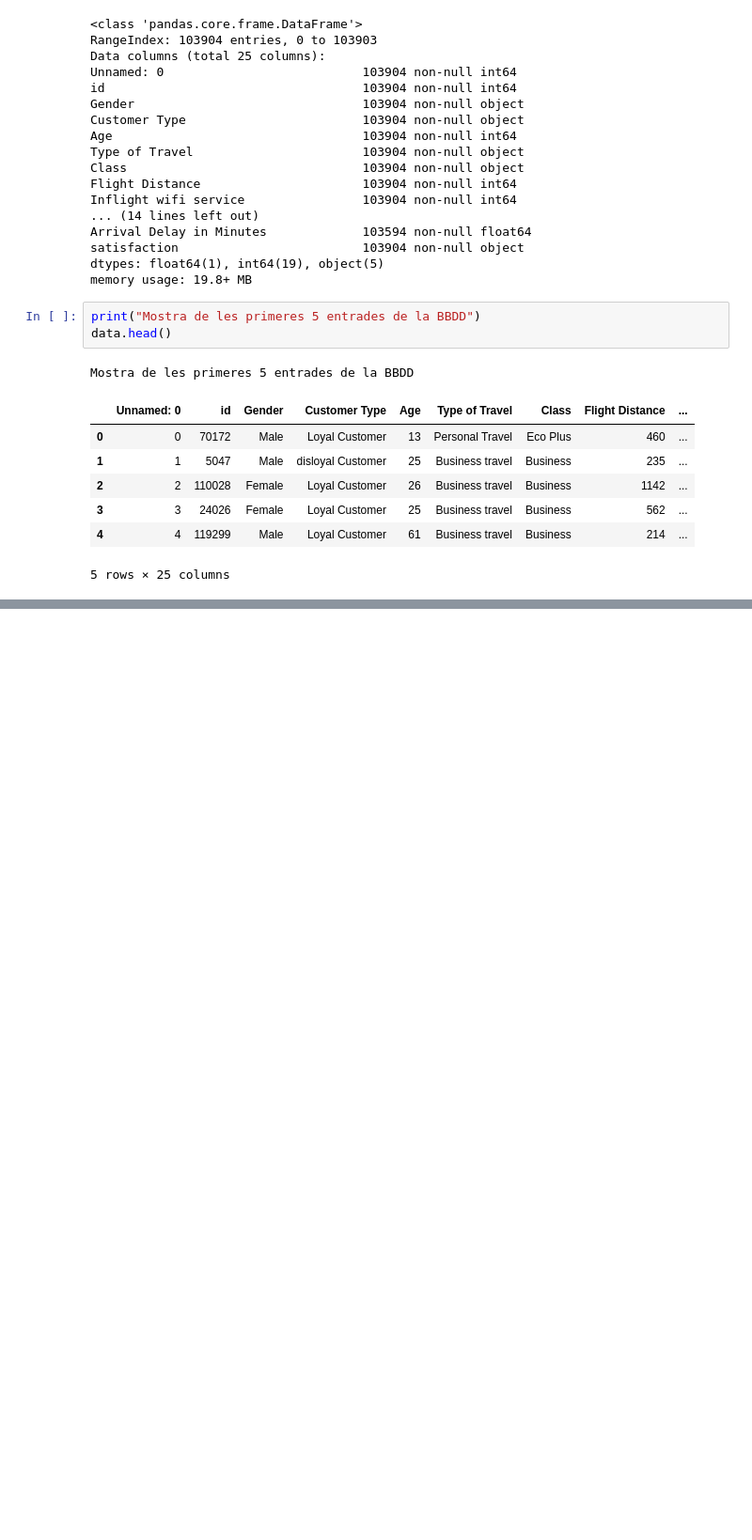
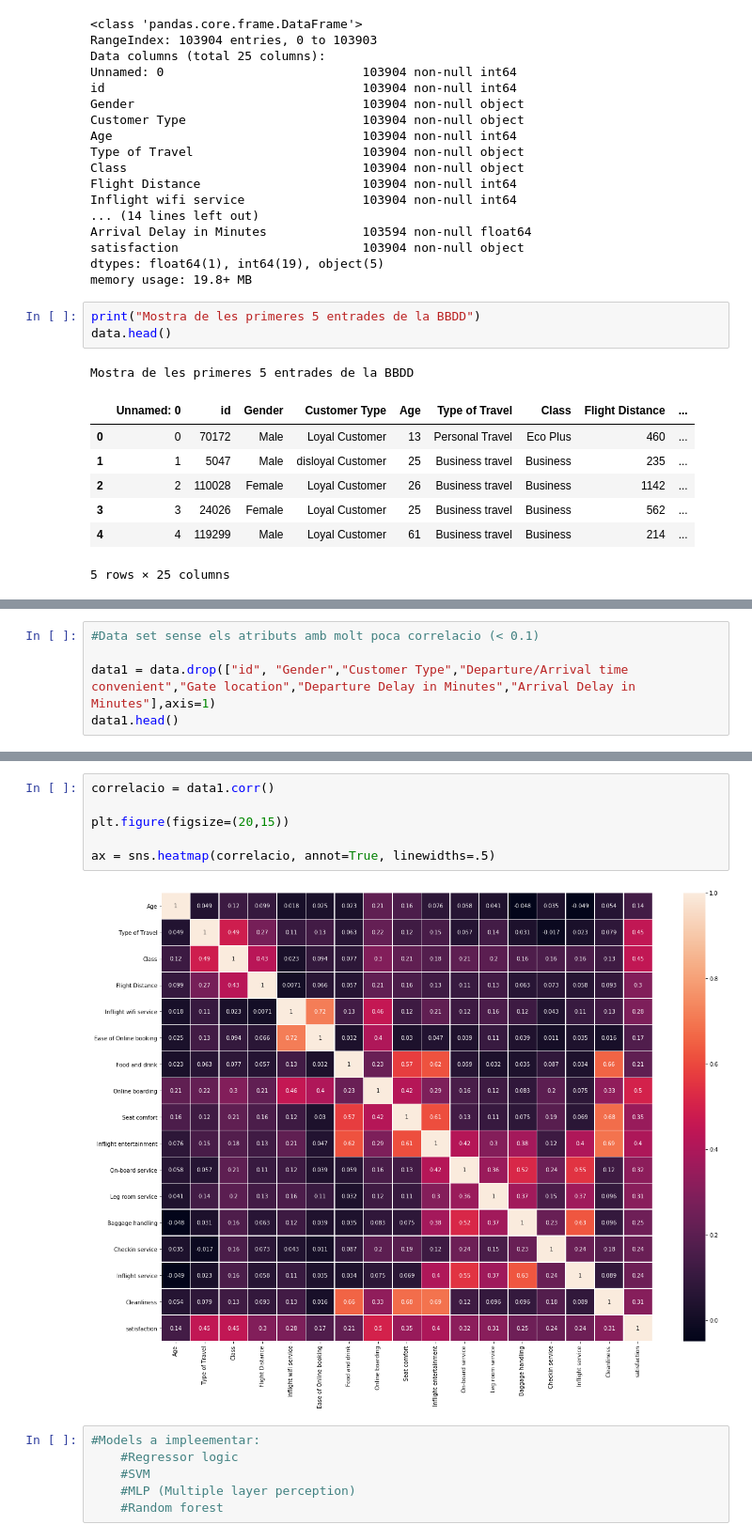
Before and after one commit to albertcom23/APC_CasKaggle_1490992, a Jupyter notebook: main.ipynb, the cells around one changed output, grey strips where cells are left out. Shown at 94% size. Drawn from its saved outputs; the diff is of its cells as text; blank space fills up the shorter version.

```diff
--- a/main.ipynb
+++ b/main.ipynb
@@ -105,0 +114,5 @@ ax = sns.heatmap(correlacio, annot=True, linewidths=.5)
+# %%
+#Data set sense els atributs amb molt poca correlacio (< 0.1)
+
+data1 = data.drop(["id", "Gender","Customer Type","Departure/Arrival time convenient","Gate location","Departure Delay in Minutes","Arrival Delay in Minutes"],axis=1)
+data1.head()
@@ -105,0 +126,14 @@ ax = sns.heatmap(correlacio, annot=True, linewidths=.5)
+# %%
+correlacio = data1.corr()
+
+plt.figure(figsize=(20,15))
+
+ax = sns.heatmap(correlacio, annot=True, linewidths=.5)
+# %% [output]
+[figure, added]
+# %%
+#Models a impleementar:
+    #Regressor logic
+    #SVM
+    #MLP (Multiple layer perception)
+    #Random forest
```
Also changed, not shown: parts of 6 cells of this notebook.
